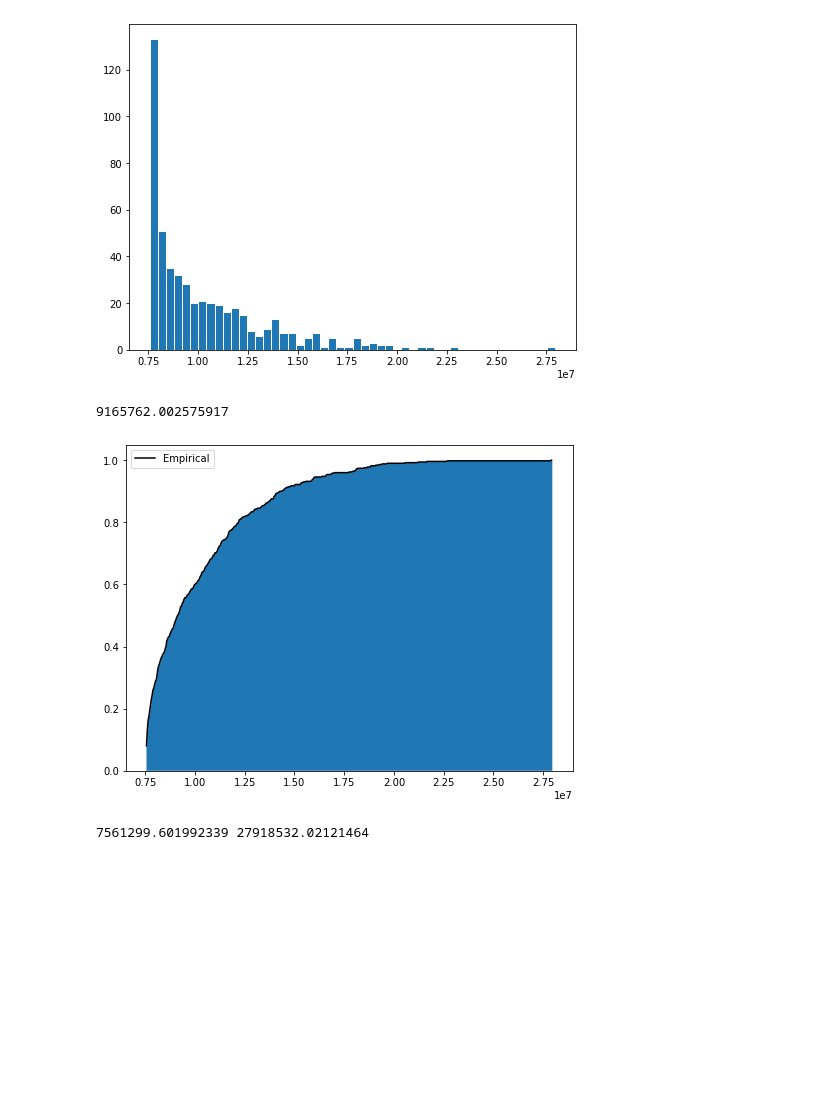
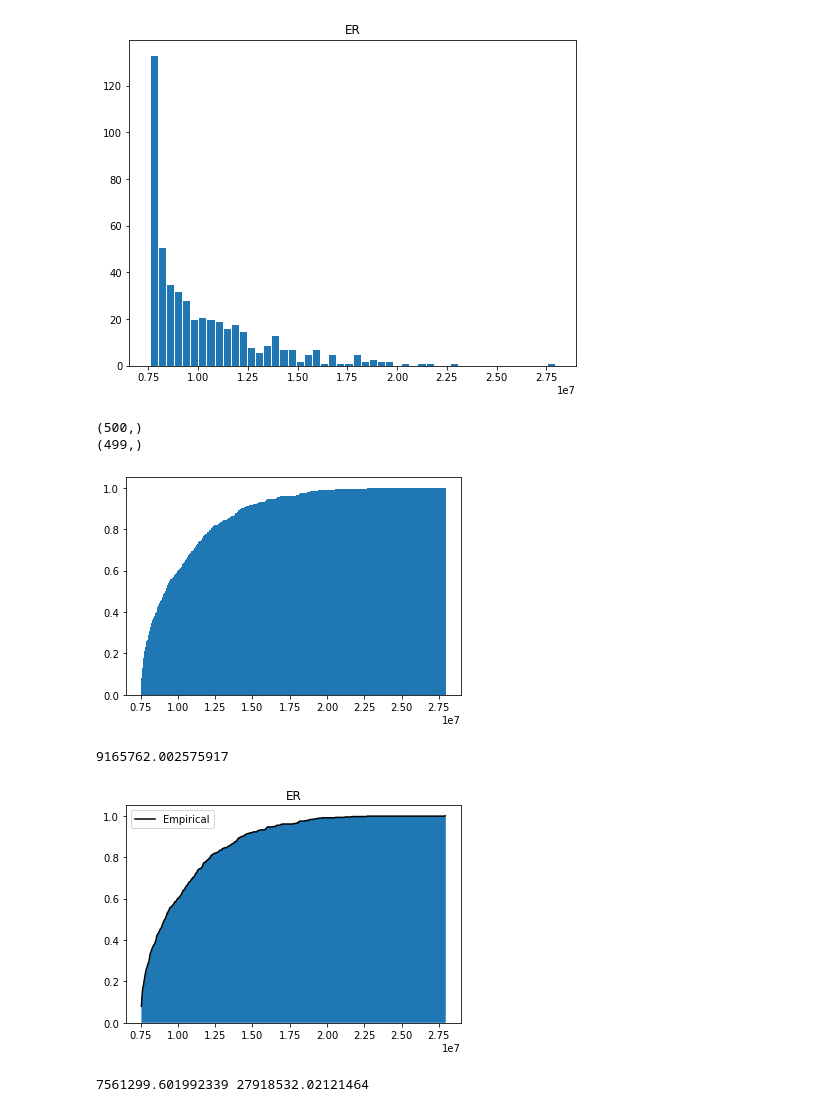
Before and after one commit to hayes-ML-with-PValues/Sigmoids, a Jupyter notebook: Sigmoid.ipynb, the cells around one changed output. Saved outputs shown, nothing was run; the diff lists cells and outputs as text; code cells hidden in the pictures; blank space fills up the shorter version.

Commit message:
Add files via upload
Latest one with data_distance() revision.

```diff
--- a/Sigmoid.ipynb
+++ b/Sigmoid.ipynb
@@ -12,0 +43,8 @@ ER = np.genfromtxt(r"D:\file\Research\P-value\data\ATER")    # Generating array
+# %%
+# useless
+a = np.array([[1,2,3,4,5],[3,4,5,6,7]])
+b = np.array([1,1,1,1,1])
+print(a-b)
+x= (a-b)**2
+print(x)
+print(np.sqrt(np.sum(x,axis=1)))
@@ -13,21 +57,25 @@ ER = np.genfromtxt(r"D:\file\Research\P-value\data\ATER")    # Generating array
 # %%
 # calculating empirical data's shortest(NN) distance
 # real data is high-dimensional data points
+
+# Revised Version. Now output correct data distance
 def data_distance(data):
     shortest_distance = [0]*len(data)
     for i in range(len(data)):
         x = np.delete(data,i,0)
-        d = np.sqrt(np.sum((x-data[i])**2))
+        temp = (x-data[i])**2
+        d = np.sqrt(np.sum(temp,axis=1))
         shortest_distance[i] = d.min()
 
     return np.array(shortest_distance)   # return an array of real data's NN distance
 
 # plotting empirical data's NN hist
-def plot_data_distance(D):
+def plot_data_distance(D, title):
     """
     D: an array of real data' NN distance
     """
     f, ax = plt.subplots(1,1, figsize = (8,6))
     ax.hist(D,edgecolor='white',bins=50)   ## consider specifying <bins>
+    ax.set_title(title)
     plt.show()
     return
@@ -34,5 +107,13 @@ def plot_data_distance(D):
 # %%
 empirical_NN = data_distance(ER)
-plot_data_distance(empirical_NN)
+plot_data_distance(empirical_NN,"ER")
+h = plt.hist(empirical_NN,bins=499,density=True,cumulative=True)
+x = h[1]
+y = h[0]
+print(x.shape)
+print(y.shape)
 # %% [output]
-[figure, old version]
+[figure, new version]
+(500,)
+(499,)
+[figure, added]
@@ -75,9 +153,9 @@ def plot_sigmoid(data,Density, func, param):
     return x,y,y2
 # %%
 # plot empirical CDF
-x,y = plot_empirical_CDF(empirical_NN, Density=True)
+x,y = plot_empirical_CDF(empirical_NN, True, "ER")
 # %% [output]
-[figure, old version]
+[figure, new version]
 # %%
 # empirical_NN start and end
 print(x[0],x[-1])
```
Also changed, not shown: parts of 25 cells of this notebook.
